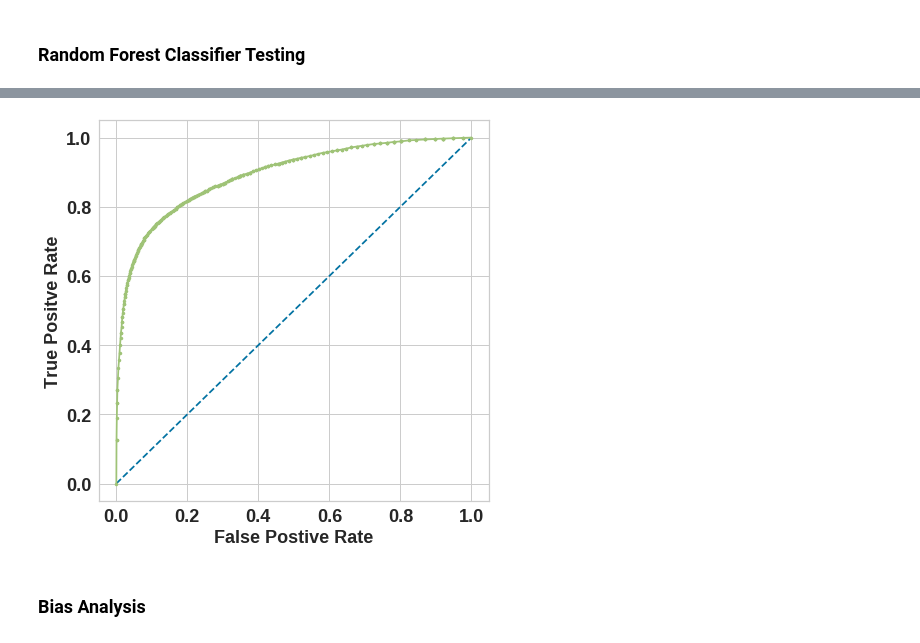
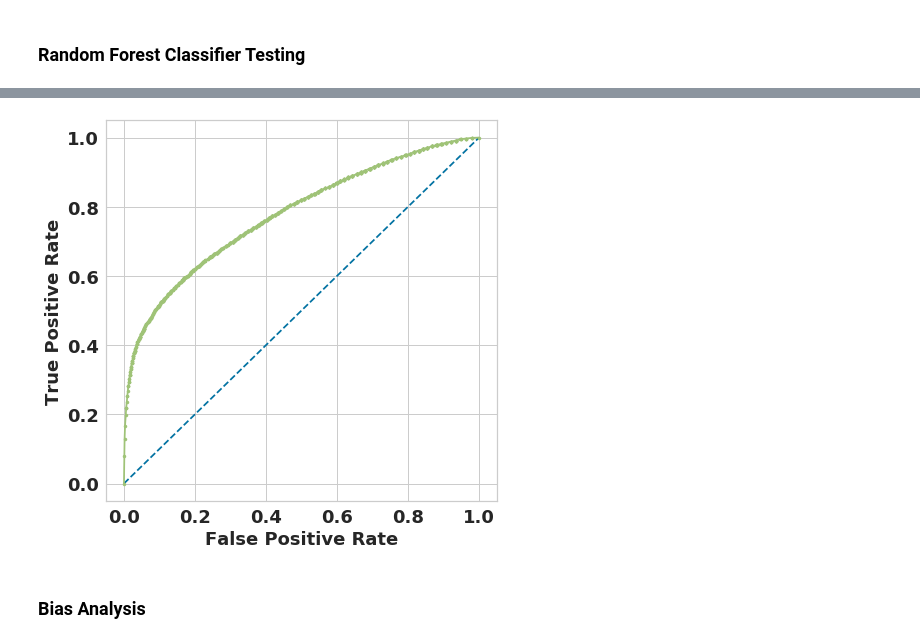
Before and after one commit to peter-haferl/prisoner_recidivism_classifier, a Jupyter notebook: Technical Notebook.ipynb, the cells around one changed output, grey strips where cells are left out. Drawn from its saved outputs; the diff is of its cells as text; code cells hidden in the pictures.

```diff
--- a/Technical Notebook.ipynb
+++ b/Technical Notebook.ipynb
@@ -110,0 +126,5 @@ y = clean['outcome']
+# %%
+X = data_clean.drop(columns=['outcome', 'gender', 'ethnicity', 'race', 'sex', 'state', 'first_offense_type', 'longest_offense_type',
+                             'offense_longest_sentence', 'birth_year', 'admission_year', 'year_prison_release',
+                             'total_max_sentence_length', 'age_prison_release'])
+y = data_clean['outcome']
@@ -159,7 +208,7 @@ search.fit(X_train, y_train)
 # %%
 # Set RandomForest model based on GridSearchCV results
 
-rfc = RandomForestClassifier(criterion='entropy', max_depth=100, max_features='auto', n_estimators=150, n_jobs=-1)
+rfc = RandomForestClassifier(criterion='entropy', max_depth=None, max_features='auto', n_estimators=150, n_jobs=-1)
 # %%
 # Fit model
 
@@ -263,31 +318,31 @@ weighted avg       0.81      0.81      0.81     41635
 # %%
 # Graph ROC curve for model
 
 probs_test = rfc.predict_proba(X_test)[:,1]
 
 font = {'weight' : 'bold',
         'size'   : 18}
 
 plt.rc('font', **font)
 plt.figure(figsize=(7,7))
-plt.ylabel('True Positve Rate', fontdict=font)
-plt.xlabel('False Postive Rate', fontdict=font)
+plt.ylabel('True Positive Rate', fontdict=font)
+plt.xlabel('False Positive Rate', fontdict=font)
 plt.xticks(fontsize=18)
 plt.yticks(fontsize=18)
 
 fpr, tpr, thresholds = roc_curve(y_test, probs_test)
 # plot no skill
 plt.plot([0, 1], [0, 1], linestyle='--')
 # plot the roc curve for the model
 plt.plot(fpr, tpr, marker='.')
 
 plt.savefig('random_forest_ROC.png', transparent=True)
 # show the plot
 plt.show()
 
 # plt.savefig('random_forest_ROC.png', transparent=True)
 # %% [output]
-[figure, old version]
+[figure, new version]
 # %% [markdown]
 ### Bias Analysis
 # %%
```
Also changed, not shown: parts of 39 cells of this notebook, 3 other files.
